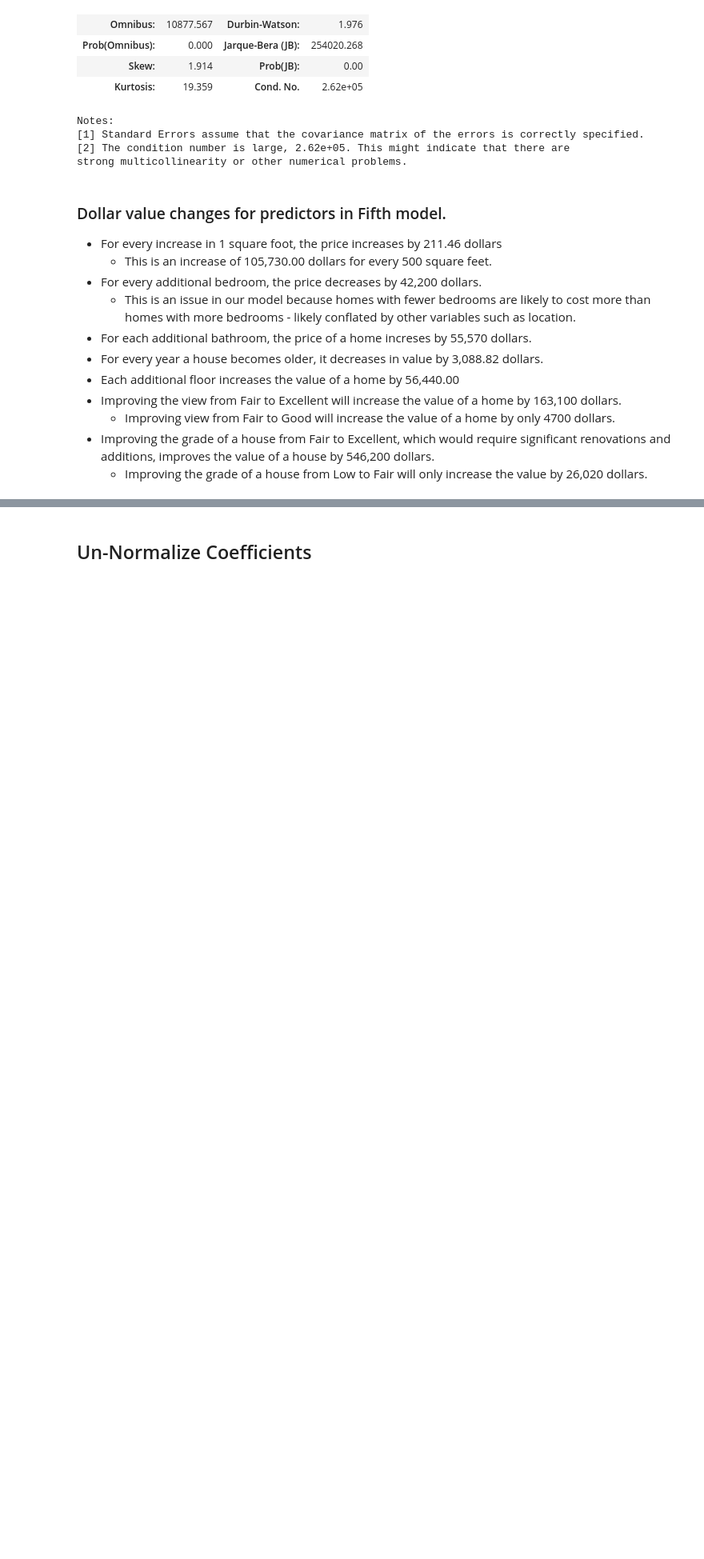
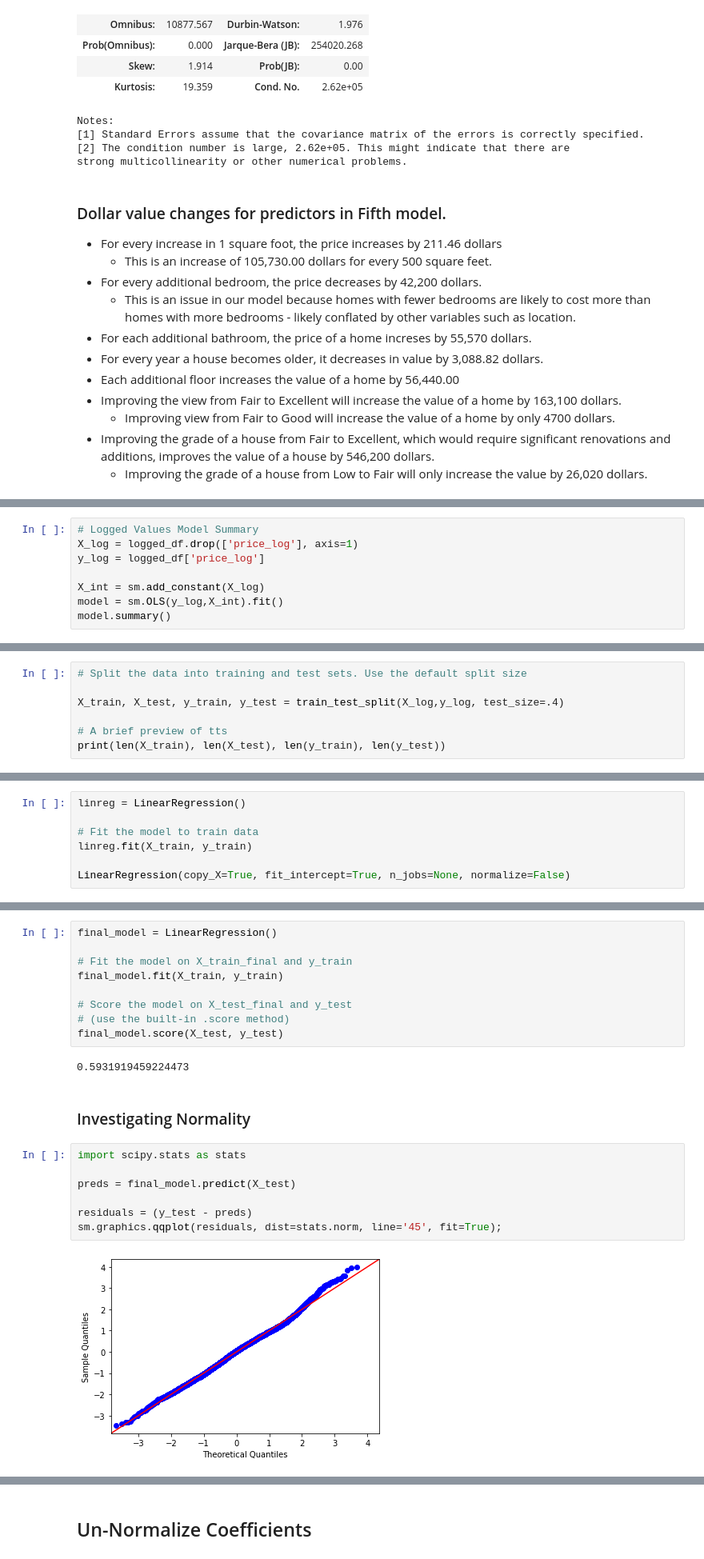
Before and after one commit to jpetoskey/Renovate_to_increase_SalePrice, a Jupyter notebook: Return on Renovation.ipynb, the cells around one changed output, grey strips where cells are left out. Shown at 80% size. Cells and saved outputs as stored; diff of their text form; blank space fills up the shorter version.

```diff
--- a/Return on Renovation.ipynb
+++ b/Return on Renovation.ipynb
@@ -2206,0 +2342,8 @@ strong multicollinearity or other numerical problems.
+# %%
+# Logged Values Model Summary
+X_log = logged_df.drop(['price_log'], axis=1)
+y_log = logged_df['price_log']
+
+X_int = sm.add_constant(X_log)
+model = sm.OLS(y_log,X_int).fit()
+model.summary()
@@ -2206,0 +2404,7 @@ strong multicollinearity or other numerical problems.
+# %%
+# Split the data into training and test sets. Use the default split size
+
+X_train, X_test, y_train, y_test = train_test_split(X_log,y_log, test_size=.4)
+
+# A brief preview of tts
+print(len(X_train), len(X_test), len(y_train), len(y_test))
@@ -2206,0 +2413,7 @@ strong multicollinearity or other numerical problems.
+# %%
+linreg = LinearRegression()
+
+# Fit the model to train data
+linreg.fit(X_train, y_train)
+
+LinearRegression(copy_X=True, fit_intercept=True, n_jobs=None, normalize=False)
@@ -2206,0 +2441,22 @@ strong multicollinearity or other numerical problems.
+# %%
+final_model = LinearRegression()
+
+# Fit the model on X_train_final and y_train
+final_model.fit(X_train, y_train)
+
+# Score the model on X_test_final and y_test
+# (use the built-in .score method)
+final_model.score(X_test, y_test)
+# %% [output]
+0.5931919459224473
+# %% [markdown]
+### Investigating Normality
+# %%
+import scipy.stats as stats
+
+preds = final_model.predict(X_test)
+
+residuals = (y_test - preds)
+sm.graphics.qqplot(residuals, dist=stats.norm, line='45', fit=True);
+# %% [output]
+[figure, added]
```
Also changed, not shown: parts of 105 cells of this notebook.
